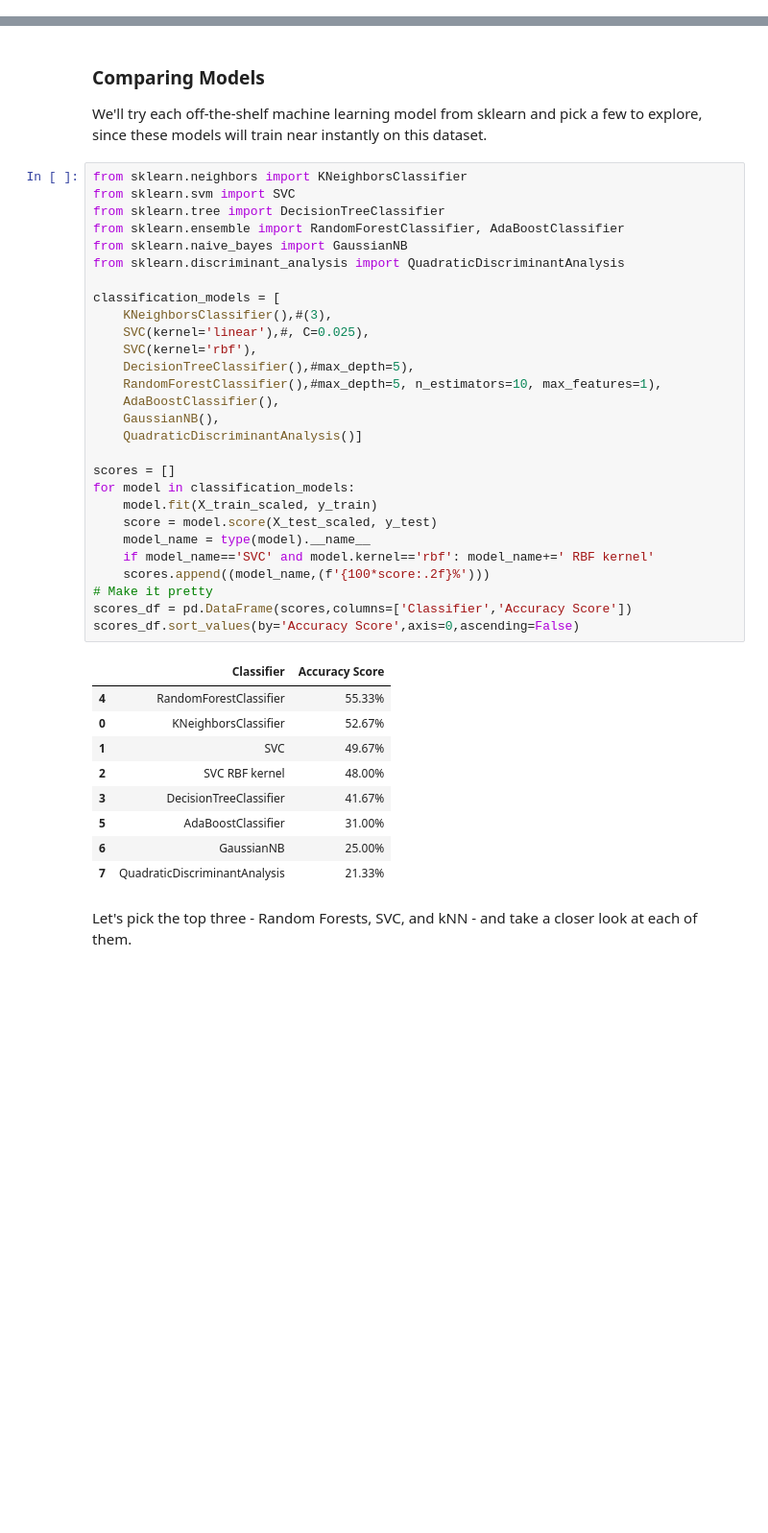
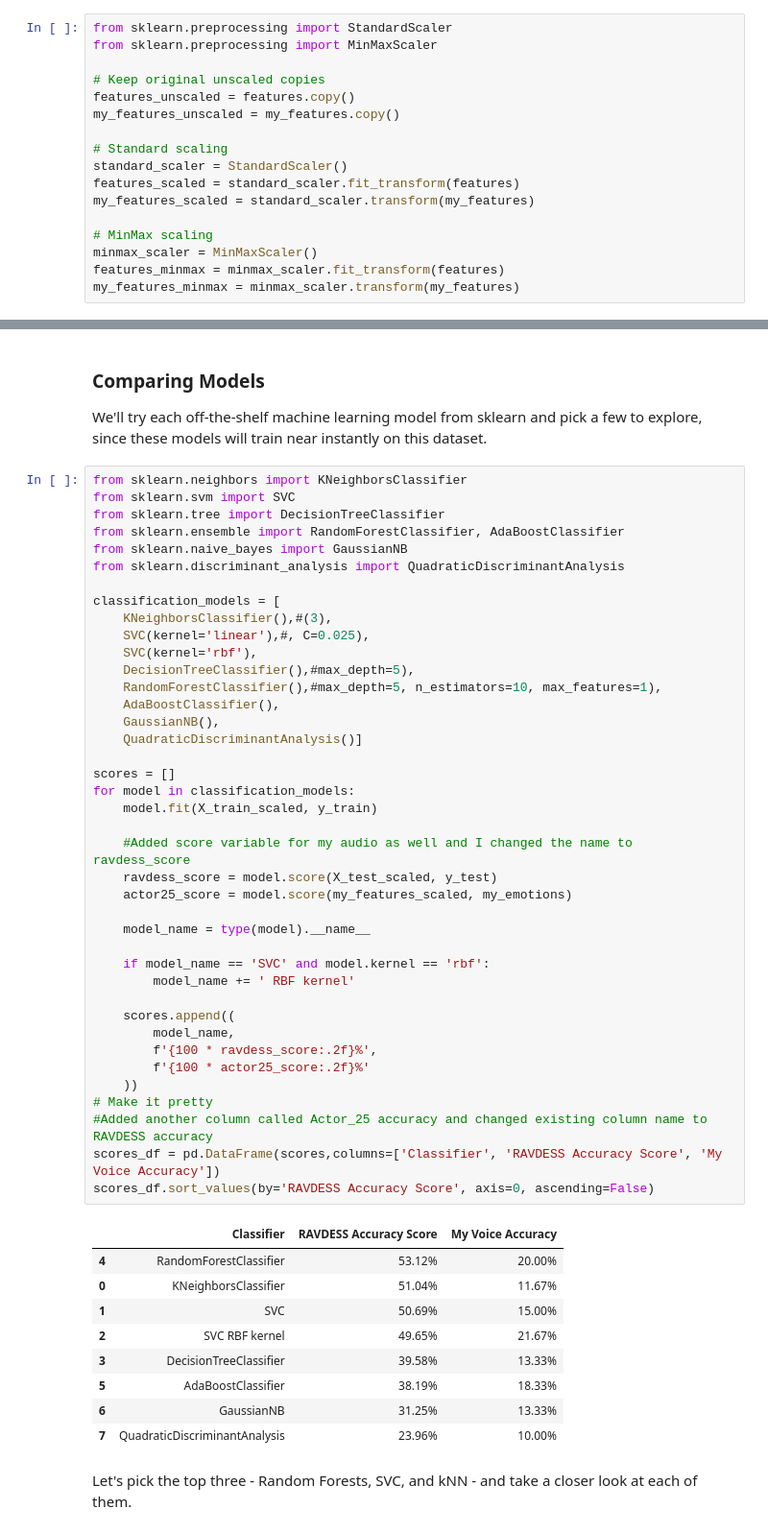
Before and after one commit to GksBili/Week3-ClassicML, a Jupyter notebook: Week_3_MachineLearning.ipynb, the cells around one changed output, grey strips where cells are left out. Shown at 96% size. Saved outputs shown, nothing was run; the diff lists cells and outputs as text; blank space fills up the shorter version.

Commit message:
Update My Audio Result

```diff
--- a/Week_3_MachineLearning.ipynb
+++ b/Week_3_MachineLearning.ipynb
@@ -385,3 +382,20 @@ features_minmax = scaler.fit_transform(features_minmax)
+# %%
+from sklearn.preprocessing import StandardScaler
+from sklearn.preprocessing import MinMaxScaler
+
+# Keep original unscaled copies
+features_unscaled = features.copy()
+my_features_unscaled = my_features.copy()
+
+# Standard scaling
+standard_scaler = StandardScaler()
+features_scaled = standard_scaler.fit_transform(features)
+my_features_scaled = standard_scaler.transform(my_features)
+
+# MinMax scaling
+minmax_scaler = MinMaxScaler()
+features_minmax = minmax_scaler.fit_transform(features)
+my_features_minmax = minmax_scaler.transform(my_features)
 # %% [markdown]
 Make sure our features are properly scaled:
 # %%
@@ -472,41 +519,53 @@ We'll try each off-the-shelf machine learning model from sklearn and pick a few
 # %%
 from sklearn.neighbors import KNeighborsClassifier
 from sklearn.svm import SVC
 from sklearn.tree import DecisionTreeClassifier
 from sklearn.ensemble import RandomForestClassifier, AdaBoostClassifier
 from sklearn.naive_bayes import GaussianNB
 from sklearn.discriminant_analysis import QuadraticDiscriminantAnalysis
 
 classification_models = [
     KNeighborsClassifier(),#(3),
     SVC(kernel='linear'),#, C=0.025),
     SVC(kernel='rbf'),
     DecisionTreeClassifier(),#max_depth=5),
     RandomForestClassifier(),#max_depth=5, n_estimators=10, max_features=1),
     AdaBoostClassifier(),
     GaussianNB(),
     QuadraticDiscriminantAnalysis()]
 
 scores = []
 for model in classification_models:
     model.fit(X_train_scaled, y_train)
-    score = model.score(X_test_scaled, y_test)
+
+    #Added score variable for my audio as well and I changed the name to ravdess_score
+    ravdess_score = model.score(X_test_scaled, y_test)
+    actor25_score = model.score(my_features_scaled, my_emotions)
+
     model_name = type(model).__name__
-    if model_name=='SVC' and model.kernel=='rbf': model_name+=' RBF kernel'
-    scores.append((model_name,(f'{100*score:.2f}%')))
+
+    if model_name == 'SVC' and model.kernel == 'rbf':
+        model_name += ' RBF kernel'
+
+    scores.append((
+        model_name,
+        f'{100 * ravdess_score:.2f}%',
+        f'{100 * actor25_score:.2f}%'
+    ))
 # Make it pretty
-scores_df = pd.DataFrame(scores,columns=['Classifier','Accuracy Score'])
-scores_df.sort_values(by='Accuracy Score',axis=0,ascending=False)
+#Added another column called Actor_25 accuracy and changed existing column name to RAVDESS accuracy
+scores_df = pd.DataFrame(scores,columns=['Classifier', 'RAVDESS Accuracy Score', 'My Voice Accuracy'])
+scores_df.sort_values(by='RAVDESS Accuracy Score', axis=0, ascending=False)
 # %% [output]
-|  | Classifier | Accuracy Score |
-| 4 | RandomForestClassifier | 55.33% |
-| 0 | KNeighborsClassifier | 52.67% |
-| 1 | SVC | 49.67% |
-| 2 | SVC RBF kernel | 48.00% |
-| 3 | DecisionTreeClassifier | 41.67% |
-| 5 | AdaBoostClassifier | 31.00% |
-| 6 | GaussianNB | 25.00% |
-| 7 | QuadraticDiscriminantAnalysis | 21.33% |
+|  | Classifier | RAVDESS Accuracy Score | My Voice Accuracy |
+| 4 | RandomForestClassifier | 53.12% | 20.00% |
+| 0 | KNeighborsClassifier | 51.04% | 11.67% |
+| 1 | SVC | 50.69% | 15.00% |
+| 2 | SVC RBF kernel | 49.65% | 21.67% |
+| 3 | DecisionTreeClassifier | 39.58% | 13.33% |
+| 5 | AdaBoostClassifier | 38.19% | 18.33% |
+| 6 | GaussianNB | 31.25% | 13.33% |
+| 7 | QuadraticDiscriminantAnalysis | 23.96% | 10.00% |
 # %% [markdown]
 Let's pick the top three - Random Forests, SVC, and kNN - and take a closer look at each of them.
 # %% [markdown]
```
Also changed, not shown: parts of 14 cells of this notebook.
